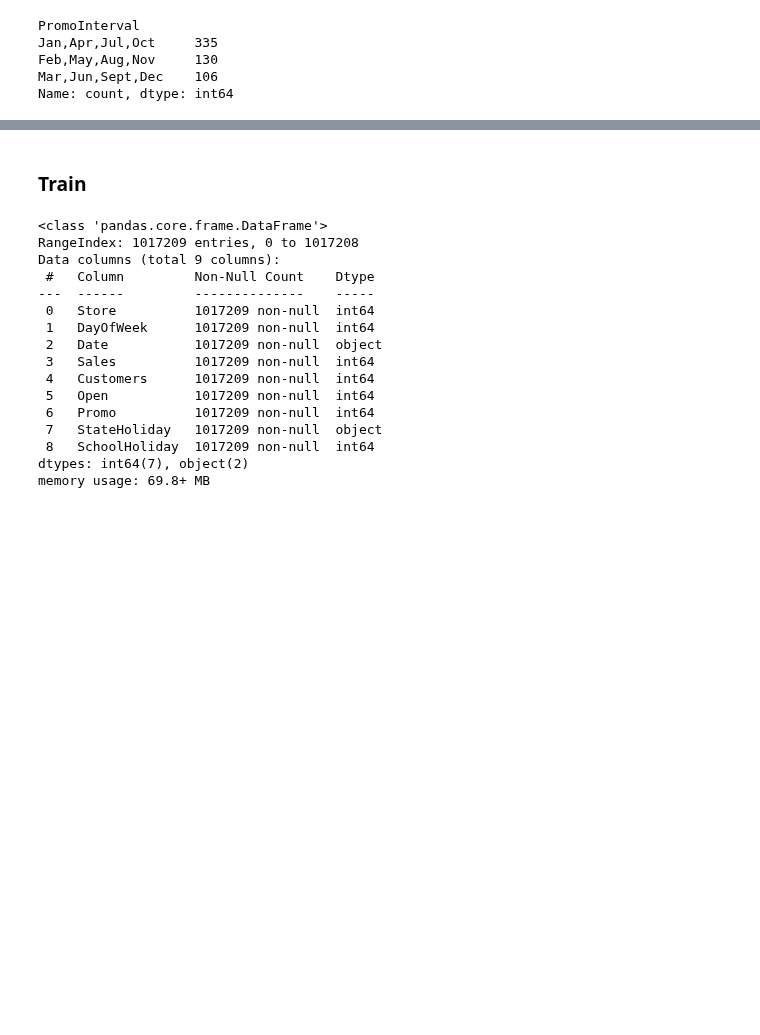
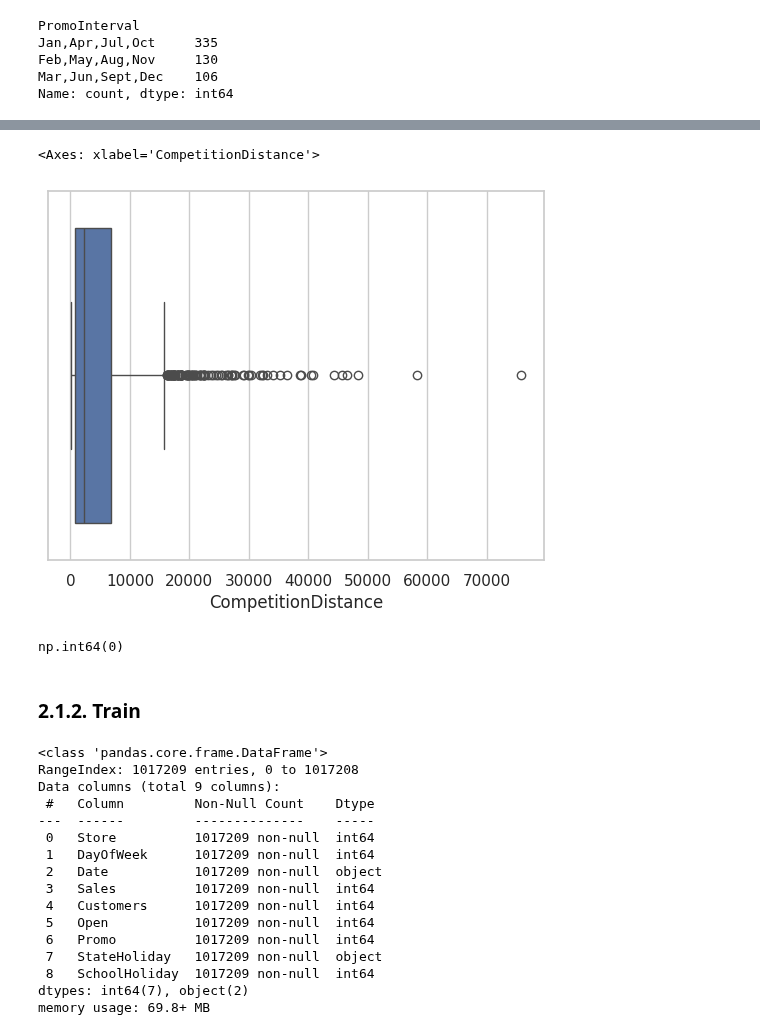
Before and after one commit to ezequielpf/rossmann_sales_prediction, a Jupyter notebook: notebooks/store_sales_predict_v1.ipynb, the cells around one changed output, grey strips where cells are left out. Saved outputs shown, nothing was run; the diff lists cells and outputs as text; code cells hidden in the pictures; blank space fills up the shorter version.

```diff
--- a/notebooks/store_sales_predict_v1.ipynb
+++ b/notebooks/store_sales_predict_v1.ipynb
@@ -38,6 +38,9 @@ Predict 6 weeks of daily sales for 1115 stores located across Germany. Reliable
 ## 1.1. Imports
 # %%
 import pandas as pd
+import matplotlib.pyplot as plt
+import seaborn as sns
+sns.set_theme(style="whitegrid")
 
 from sklearn.model_selection import train_test_split
 # %% [markdown]
@@ -109,0 +164,6 @@ Name: count, dtype: int64
+# %%
+assortment_map = {"a": "basic",
+                  "b": "extra",
+                  "c": "extended"}
+# %%
+df_store["Assortment"] = df_store["Assortment"].map(assortment_map)
@@ -109,0 +205,5 @@ Name: count, dtype: int64
+# %%
+sns.boxplot(data=df_store, x=df_store["CompetitionDistance"])
+# %% [output]
+<Axes: xlabel='CompetitionDistance'>
+[figure, added]
@@ -110,5 +212,9 @@ Name: count, dtype: int64
+# %%
+df_store["CompetitionDistance"].isna().sum()
+# %% [output]
+np.int64(0)
 # %% [markdown]
-### Train
+### 2.1.2. Train
 # %%
 df_train_raw.info()
 # %% [output]
```
Also changed, not shown: parts of 49 cells of this notebook, 1 other file.
